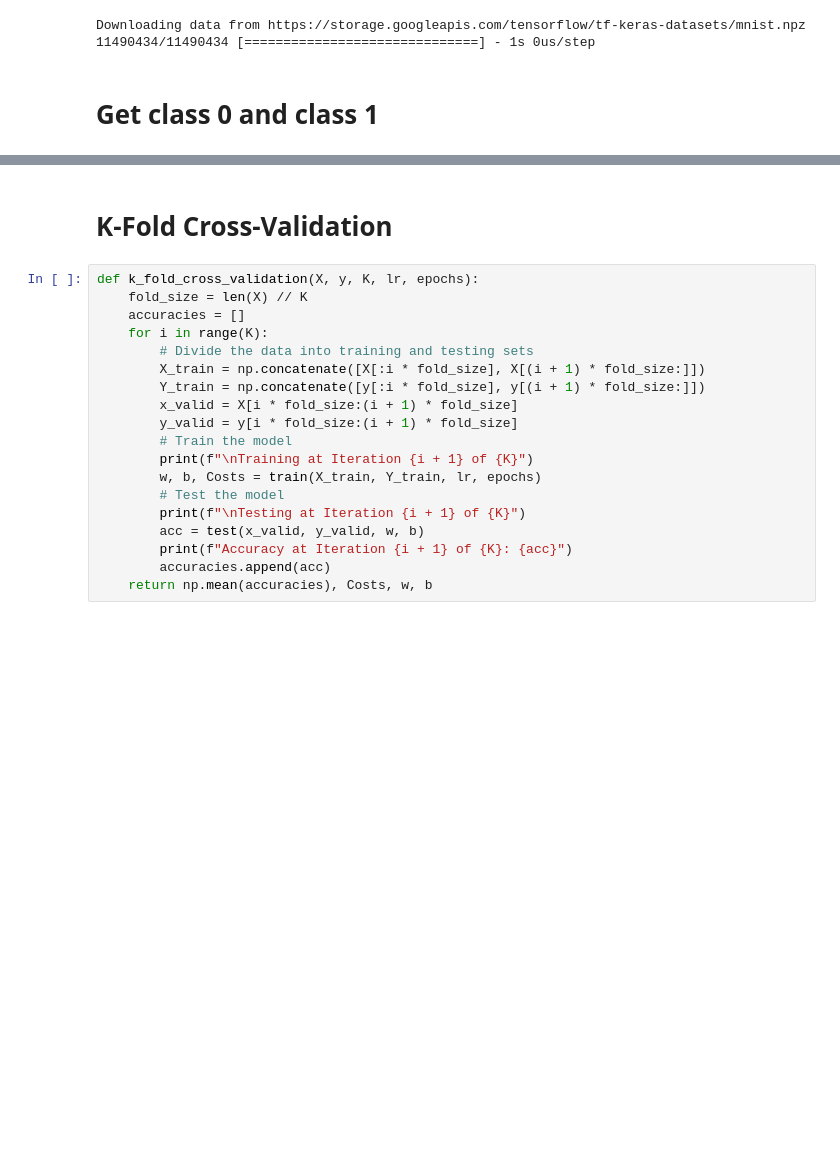
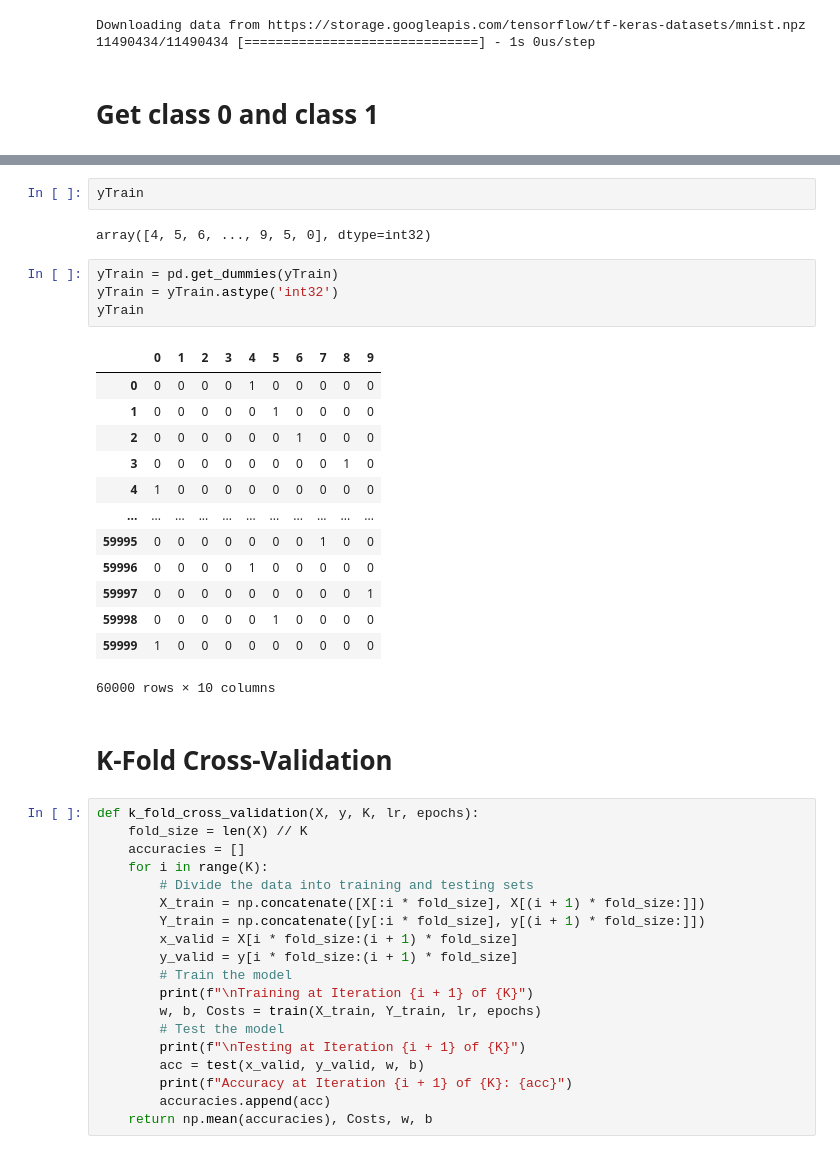
Before and after one commit to MH0386/logistic_regression, a Jupyter notebook: logistic_regression.ipynb, the cells around one changed output, grey strips where cells are left out. Saved outputs shown, nothing was run; the diff lists cells and outputs as text; blank space fills up the shorter version.

```diff
--- a/logistic_regression.ipynb
+++ b/logistic_regression.ipynb
@@ -190,3 +196,25 @@ iterations = 1000
+# %%
+yTrain
+# %% [output]
+array([4, 5, 6, ..., 9, 5, 0], dtype=int32)
+# %%
+yTrain = pd.get_dummies(yTrain)
+yTrain = yTrain.astype('int32')
+yTrain
+# %% [output]
+|  | 0 | 1 | 2 | 3 | 4 | 5 | 6 | 7 | 8 | 9 |
+| 0 | 0 | 0 | 0 | 0 | 1 | 0 | 0 | 0 | 0 | 0 |
+| 1 | 0 | 0 | 0 | 0 | 0 | 1 | 0 | 0 | 0 | 0 |
+| 2 | 0 | 0 | 0 | 0 | 0 | 0 | 1 | 0 | 0 | 0 |
+| 3 | 0 | 0 | 0 | 0 | 0 | 0 | 0 | 0 | 1 | 0 |
+| 4 | 1 | 0 | 0 | 0 | 0 | 0 | 0 | 0 | 0 | 0 |
+| ... | ... | ... | ... | ... | ... | ... | ... | ... | ... | ... |
+| 59995 | 0 | 0 | 0 | 0 | 0 | 0 | 0 | 1 | 0 | 0 |
+| 59996 | 0 | 0 | 0 | 0 | 1 | 0 | 0 | 0 | 0 | 0 |
+| 59997 | 0 | 0 | 0 | 0 | 0 | 0 | 0 | 0 | 0 | 1 |
+| 59998 | 0 | 0 | 0 | 0 | 0 | 1 | 0 | 0 | 0 | 0 |
+| 59999 | 1 | 0 | 0 | 0 | 0 | 0 | 0 | 0 | 0 | 0 |
+60000 rows × 10 columns
 # %% [markdown]
 # K-Fold Cross-Validation
 # %%
```
Also changed, not shown: parts of 14 cells of this notebook.
